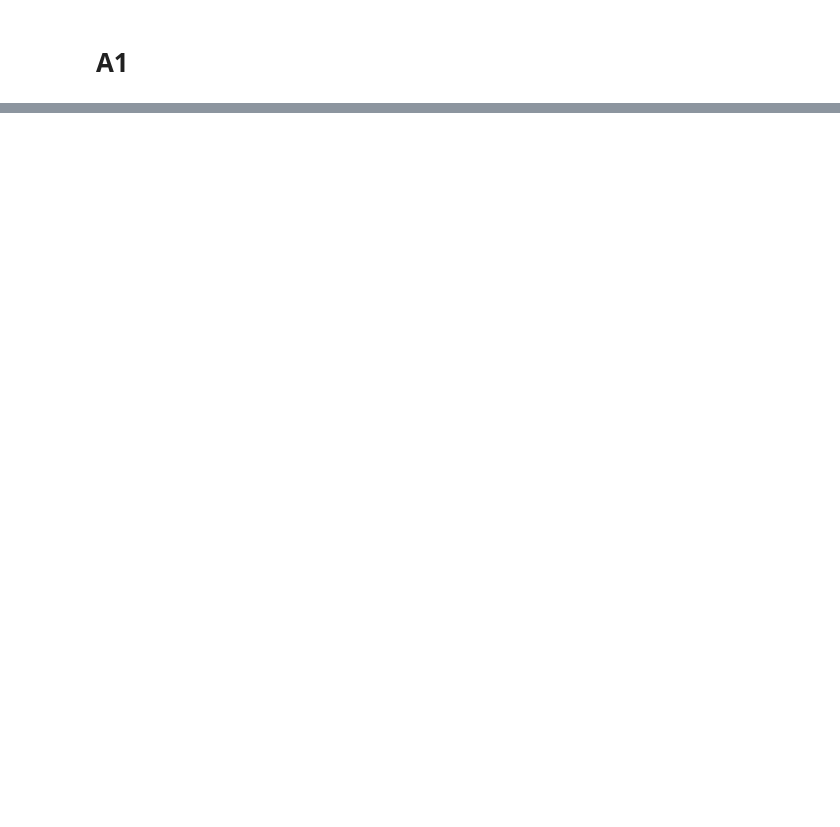
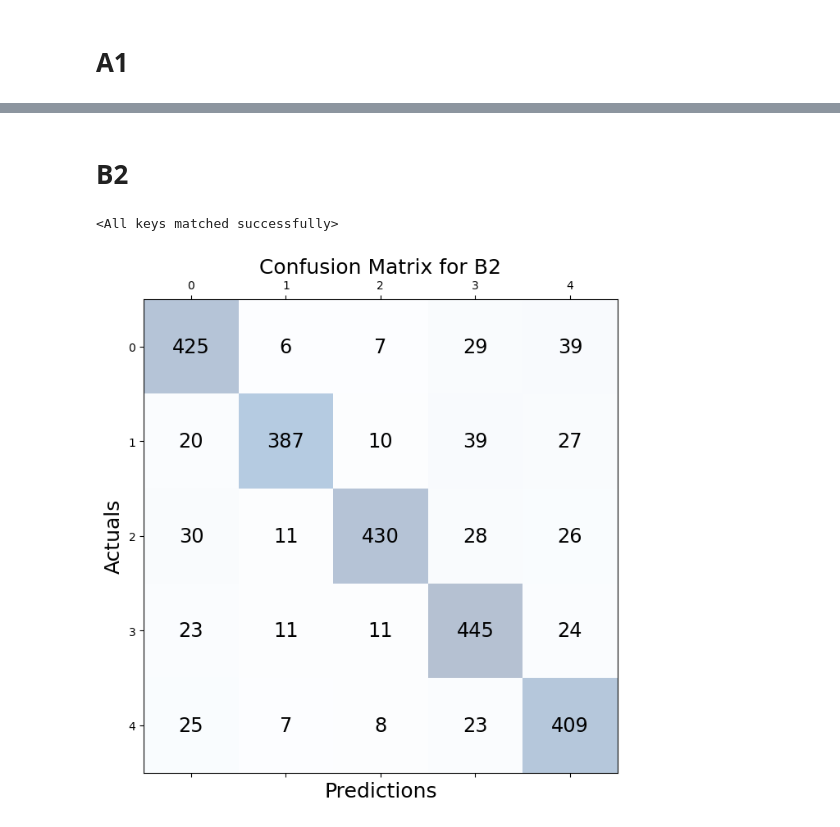
Before and after one commit to TheSalDave/AMLS_22-23_SN19117737, a Jupyter notebook: Testset.ipynb, the cells around one changed output, grey strips where cells are left out. Saved outputs shown, nothing was run; the diff lists cells and outputs as text; code cells hidden in the pictures; blank space fills up the shorter version.

```diff
--- a/Testset.ipynb
+++ b/Testset.ipynb
@@ -137,0 +328,76 @@ AttributeError: 'MyDataset' object has no attribute 'labels'
+# %% [markdown]
+# B2
+# %%
+class ConvolutionalNetwork(nn.Module):
+    def __init__(self):
+        super().__init__()
+        self.conv1 = nn.Conv2d(3, 6, 3, 1)
+        self.conv2 = nn.Conv2d(6, 16, 3, 1)
+        # (((500−2)/2)−2)/2=123.5
+        # (((500−2)/2)−2)/2=123.5
+        self.fc1 = nn.Linear(123*123*16, 256)
+        self.fc2 = nn.Linear(256, 128)
+        self.fc3 = nn.Linear(128, 5)
+
+    def forward(self, X):
+        X = F.relu(self.conv1(X))
+        X = F.max_pool2d(X, 2, 2)
+        X = F.relu(self.conv2(X))
+        X = F.max_pool2d(X, 2, 2)
+        X = X.view(-1, 123*123*16)
+        X = F.relu(self.fc1(X))
+        X = F.relu(self.fc2(X))
+        X = self.fc3(X)
+        return F.log_softmax(X, dim=1)
+
+B2model = ConvolutionalNetwork()
+B2model.load_state_dict(torch.load('./B1/B2CNNModelFinal.pt'))
+# %% [output]
+<All keys matched successfully>
+# %%
+actual4 = []
+predictions4 = []
+
+# Run the testing batches
+with torch.no_grad():
+    for b, (X_test, y_test) in enumerate(B2test_loader):
+        actual4.append(y_test)
+
+        # Apply the model
+        y_val = B2model(X_test)
+
+        # Tally the number of correct predictions
+        predicted = torch.max(y_val.data, 1)[1]
+        predictions4.append(predicted)
+# %%
+from sklearn.metrics import confusion_matrix
+
+#Converting tensors to list
+preds = []
+for tensor in predictions4:
+    preds.append(tensor.tolist())
+
+act = []
+for tensor in actual4:
+    act.append(tensor.tolist())
+
+
+act = np.reshape(np.array(act), (2500,))
+preds = np.reshape(np.array(preds), (2500,))
+
+conf_matrix = confusion_matrix(y_true=act, y_pred=preds)
+#
+# Print the confusion matrix using Matplotlib
+#
+fig, ax = plt.subplots(figsize=(7.5, 7.5))
+ax.matshow(conf_matrix, cmap=plt.cm.Blues, alpha=0.3)
+for i in range(conf_matrix.shape[0]):
+    for j in range(conf_matrix.shape[1]):
+        ax.text(x=j, y=i,s=conf_matrix[i, j], va='center', ha='center', size='xx-large')
+
+plt.xlabel('Predictions', fontsize=18)
+plt.ylabel('Actuals', fontsize=18)
+plt.title('Confusion Matrix for B2', fontsize=18)
+plt.show()
+# %% [output]
+[figure, added]
```
Also changed, not shown: parts of 15 cells of this notebook.
